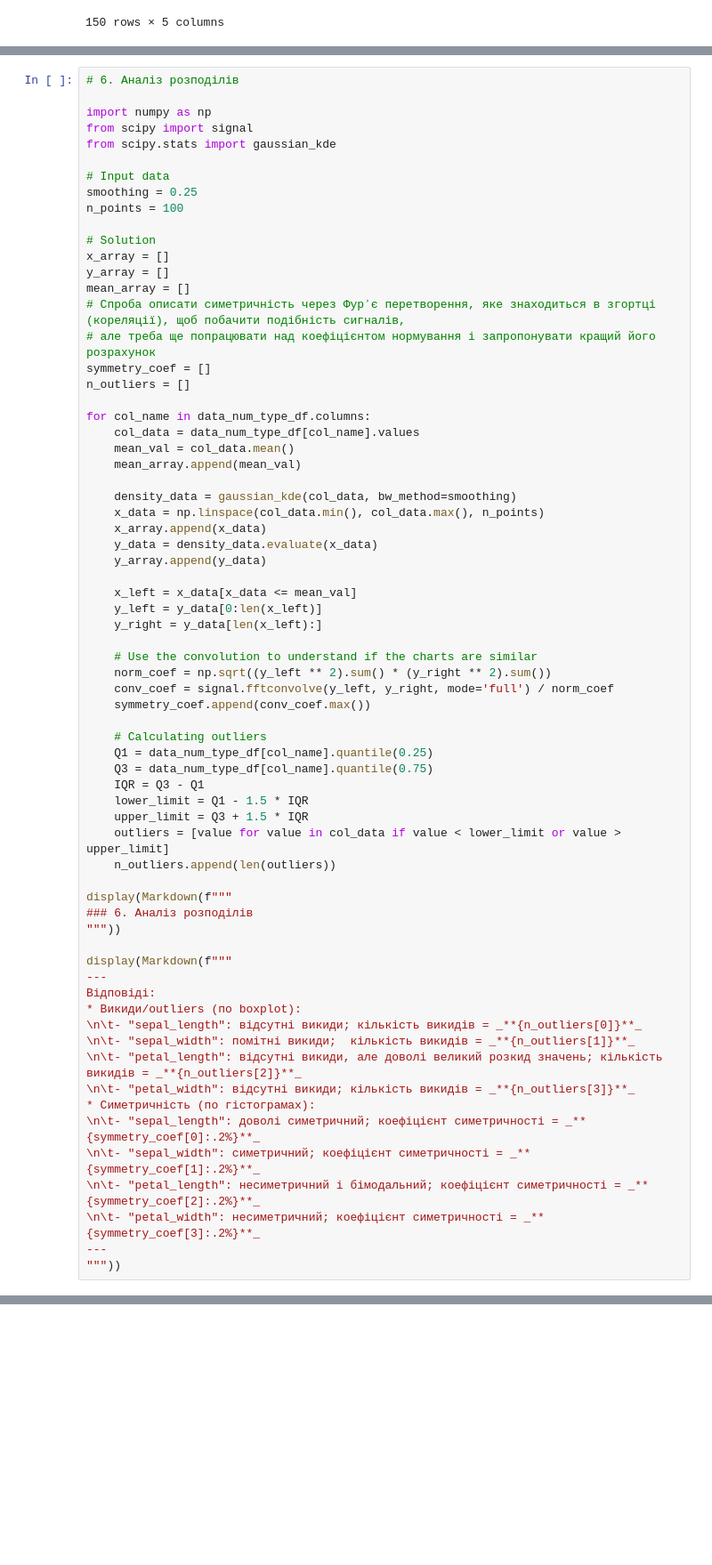
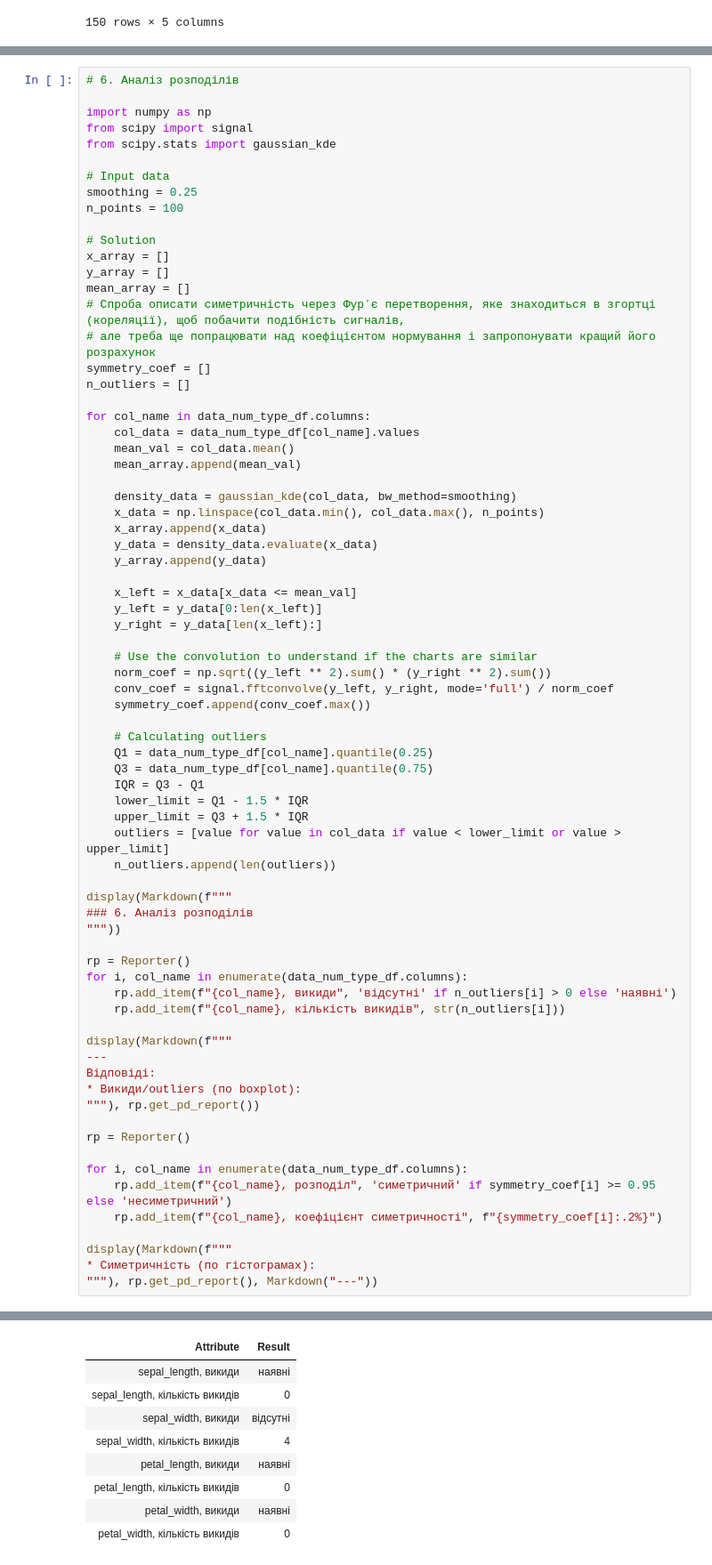
Before and after one commit to BogdanPinchuk/DataScience-PBY_HW9, a Jupyter notebook: Bohdan_Pinchuk_DS_HW9.ipynb, the cells around one changed output, grey strips where cells are left out. Shown at 89% size. Saved outputs shown, nothing was run; the diff lists cells and outputs as text; blank space fills up the shorter version.

Commit message:
[Homework9] - integrated reporter

```diff
--- a/Bohdan_Pinchuk_DS_HW9.ipynb
+++ b/Bohdan_Pinchuk_DS_HW9.ipynb
@@ -602,21 +826,26 @@ display(Markdown(f"""
 ### 6. Аналіз розподілів
 """))
 
+rp = Reporter()
+for i, col_name in enumerate(data_num_type_df.columns):
+    rp.add_item(f"{col_name}, викиди", 'відсутні' if n_outliers[i] > 0 else 'наявні')
+    rp.add_item(f"{col_name}, кількість викидів", str(n_outliers[i]))
+
 display(Markdown(f"""
 ---
 Відповіді:
 * Викиди/outliers (по boxplot):
-\n\t- "sepal_length": відсутні викиди; кількість викидів = _**{n_outliers[0]}**_
-\n\t- "sepal_width": помітні викиди;  кількість викидів = _**{n_outliers[1]}**_
-\n\t- "petal_length": відсутні викиди, але доволі великий розкид значень; кількість викидів = _**{n_outliers[2]}**_
-\n\t- "petal_width": відсутні викиди; кількість викидів = _**{n_outliers[3]}**_
+"""), rp.get_pd_report())
+
+rp = Reporter()
+
+for i, col_name in enumerate(data_num_type_df.columns):
+    rp.add_item(f"{col_name}, розподіл", 'симетричний' if symmetry_coef[i] >= 0.95 else 'несиметричний')
+    rp.add_item(f"{col_name}, коефіцієнт симетричності", f"{symmetry_coef[i]:.2%}")
+
+display(Markdown(f"""
 * Симетричність (по гістограмах):
-\n\t- "sepal_length": доволі симетричний; коефіцієнт симетричності = _**{symmetry_coef[0]:.2%}**_
-\n\t- "sepal_width": симетричний; коефіцієнт симетричності = _**{symmetry_coef[1]:.2%}**_
-\n\t- "petal_length": несиметричний і бімодальний; коефіцієнт симетричності = _**{symmetry_coef[2]:.2%}**_
-\n\t- "petal_width": несиметричний; коефіцієнт симетричності = _**{symmetry_coef[3]:.2%}**_
----
-"""))
+"""), rp.get_pd_report(), Markdown("---"))
 # %% [output]
 
 ### 6. Аналіз розподілів
@@ -644,0 +856,9 @@ display(Markdown(f"""
+| Attribute | Result |
+| sepal_length, викиди | наявні |
+| sepal_length, кількість викидів | 0 |
+| sepal_width, викиди | відсутні |
+| sepal_width, кількість викидів | 4 |
+| petal_length, викиди | наявні |
+| petal_length, кількість викидів | 0 |
+| petal_width, викиди | наявні |
+| petal_width, кількість викидів | 0 |
```
Also changed, not shown: parts of 10 cells of this notebook.
